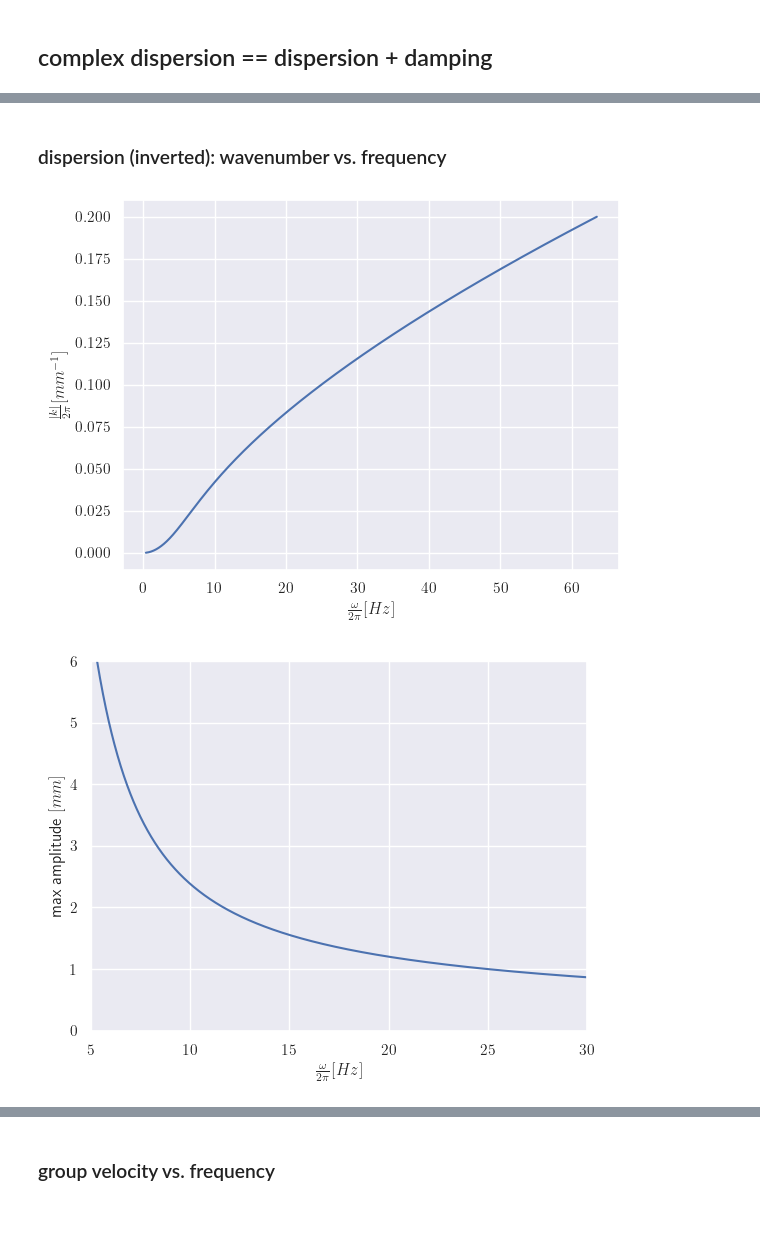
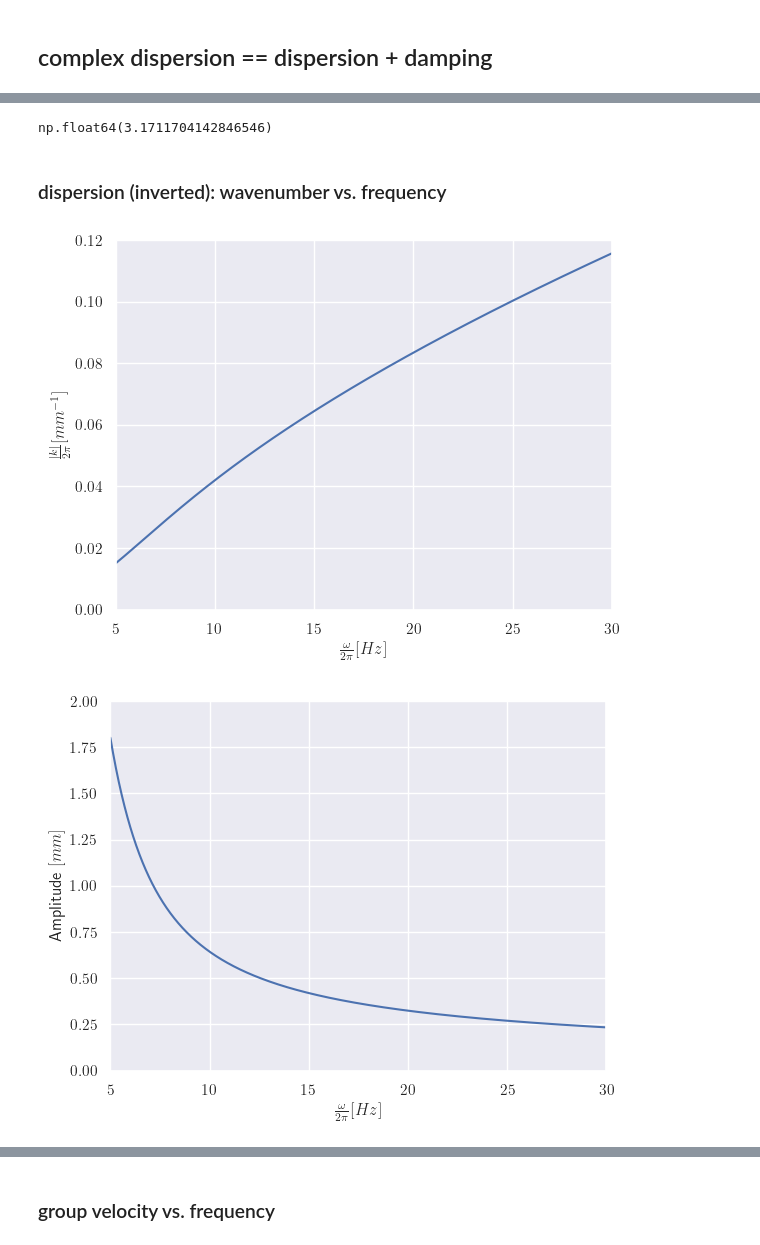
Before and after one commit to InbarMaimon/ProjectAquarium, a Jupyter notebook: notes/wave_maker/wave_maker_theory.ipynb, the cells around one changed output, grey strips where cells are left out. Saved outputs shown, nothing was run; the diff lists cells and outputs as text; code cells hidden in the pictures; blank space fills up the shorter version.

```diff
--- a/notes/wave_maker/wave_maker_theory.ipynb
+++ b/notes/wave_maker/wave_maker_theory.ipynb
@@ -112,7 +112,7 @@ def complex_dispersion(omega, k):
 def solve_for_k(k):
     # initial guess: inviscid dispersion relation
     k_abs = norm(k, axis=-1)
-    omega0 = np.sqrt(g0*k_abs + tau/rho*k_abs**3)
+    omega0 = np.sqrt(g0*k_abs + (tau/rho) * k_abs**3)
     # solve numerically
     sol = sp.optimize.newton(func=lambda w: complex_dispersion(w, k_abs), x0=omega0, maxiter=1000, tol=1e-10)
     return sol
@@ -124,3 +131,8 @@ decay_rates = np.imag(omegas)
+# %%
+k_example = 40  # m^-1
+np.sqrt(g0 * k_example + tau/rho * k_example**3)/(2*pi)
+# %% [output]
+np.float64(3.1711704142846546)
 # %%
 # alternative no decay
 
@@ -151,31 +163,33 @@ for i in range(N):
 # %% [markdown]
 ### dispersion (inverted): wavenumber vs. frequency
 # %%
-plt.plot(frequencies, norm(k_ps, axis=-1)/(2*np.pi * 1000))
-# plt.xlim(0, 50)
+plt.plot(frequencies, k_ps_abs/(2*np.pi * 1000))
+plt.xlim(5, 30)
 plt.xlabel(r"$\frac{\omega}{2\pi} [Hz]$")
-# plt.ylim(0, 200/100)
+plt.ylim(0, 0.12)
 plt.ylabel(r"$\frac{|k|}{2\pi} [mm^{-1}]$")
 
 plt.savefig(
     fname=join_path(PATH_FIGURES, "g-c_waves_dispersion.png")
     )
 # %% [output]
-[figure, old version]
+[figure, new version]
 # %%
-wavelengths = (2*np.pi) / norm(k_ps, axis=-1)
-wavelength_to_amplitude = 10
+wavelengths = (2*np.pi) / k_ps_abs
+rms_slopes = 0.12 * np.ones(len(wavelengths))
+amplitudes = rms_slopes * np.sqrt(2) * wavelengths / (2*pi)
+print("wavelength_to_amplitude = ", rms_slopes[0] * np.sqrt(2) / (2*pi))
 
 
-plt.plot(frequencies, wavelengths * 1000/wavelength_to_amplitude)   # mm
+plt.plot(frequencies, 1000 * amplitudes)   # mm
 plt.xlim(5, 30)
 plt.xlabel(r"$\frac{\omega}{2\pi} [Hz]$")
-plt.ylim(0, 6)
-plt.ylabel(r"max amplitude $[mm]$")
+plt.ylim(0, 2)
+plt.ylabel(r"Amplitude $[mm]$")
 
 plt.savefig(
     fname=join_path(PATH_FIGURES, "g-c_wavelengths.png")
     )
 # %% [output]
-[figure, old version]
+[figure, new version]
 # %%
```
Also changed, not shown: parts of 20 cells of this notebook, 19 other files.
